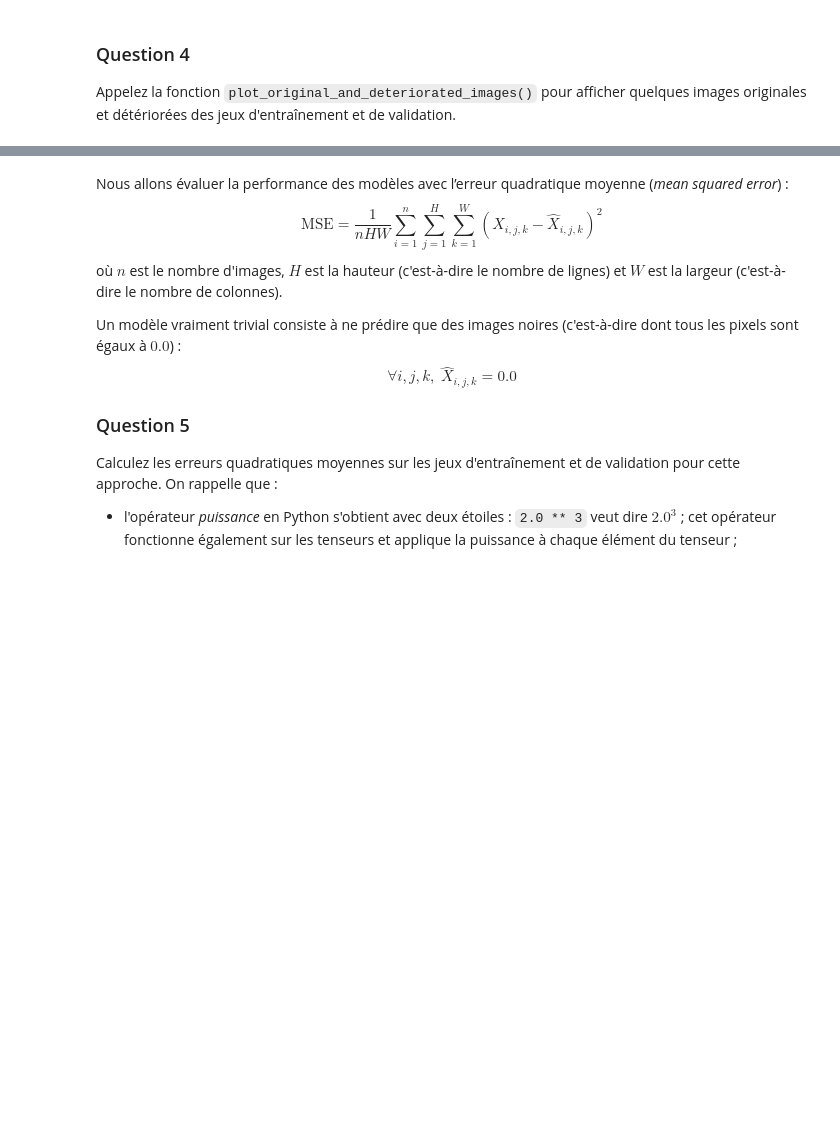
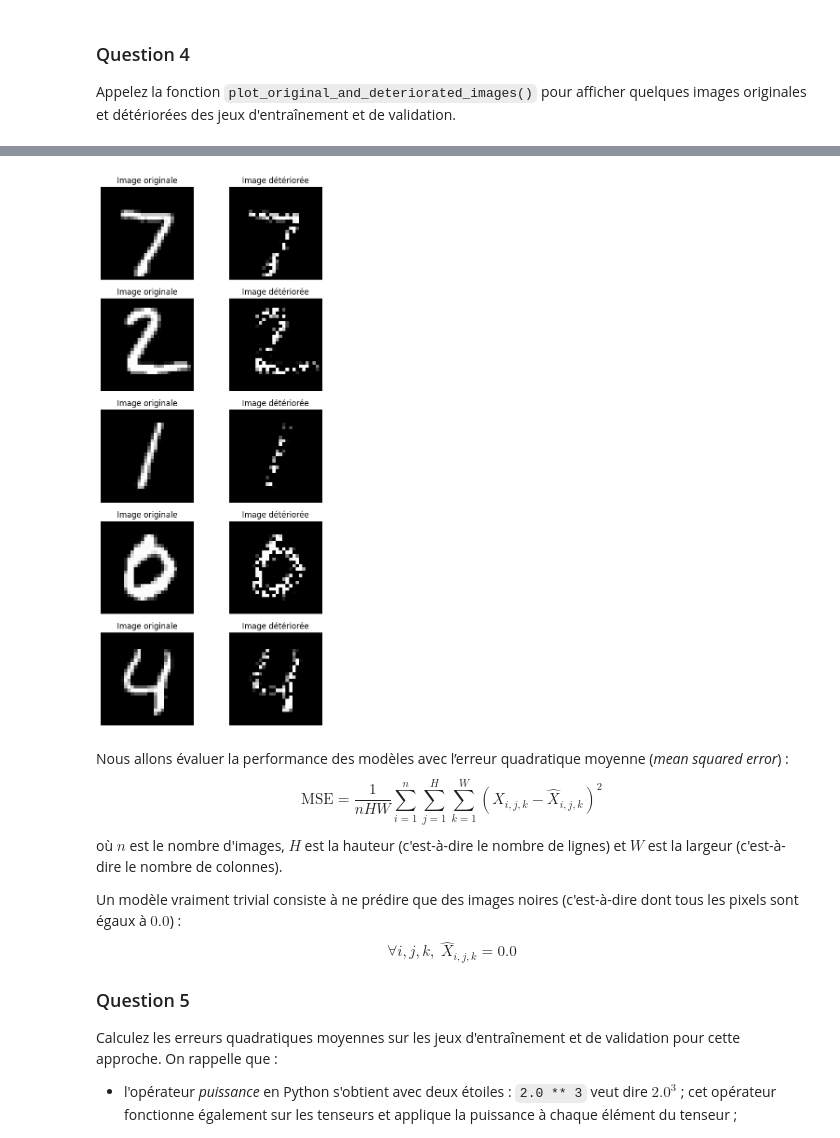
Before and after one commit to id2848/ENSAI-2A-complement-info-TP, a Jupyter notebook: notebooks/TP_4_1_énoncé.ipynb, the cells around one changed output, grey strips where cells are left out. Drawn from its saved outputs; the diff is of its cells as text; code cells hidden in the pictures; blank space fills up the shorter version.

```diff
--- a/notebooks/TP_4_1_énoncé.ipynb
+++ b/notebooks/TP_4_1_énoncé.ipynb
@@ -206,5 +209,8 @@ Appelez la fonction `plot_original_and_deteriorated_images()` pour afficher quel
 # %%
-# TODO
+# on affiche quelques images (ici 5) avant/apres la détérioration dans le jeu de validation
+plot_original_and_deteriorated_images(X_val_original[:5], X_val_deteriorated[:5])
+# %% [output]
+[figure, added]
 # %% [markdown]
 Nous allons évaluer la performance des modèles avec l’erreur quadratique moyenne (*mean squared error*) :
 $$
```
Also changed, not shown: parts of 1 cell of this notebook.
